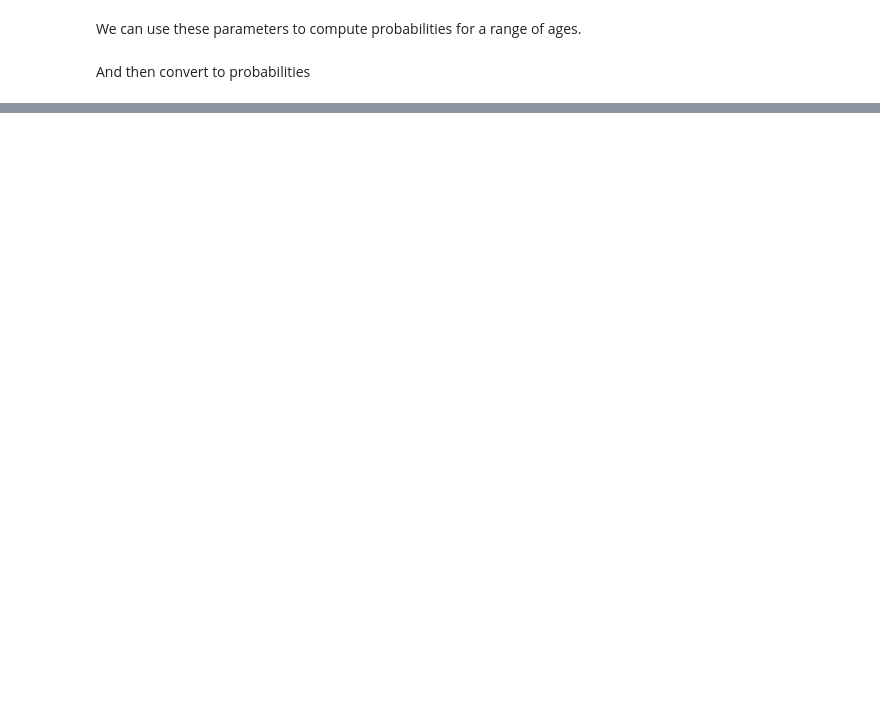
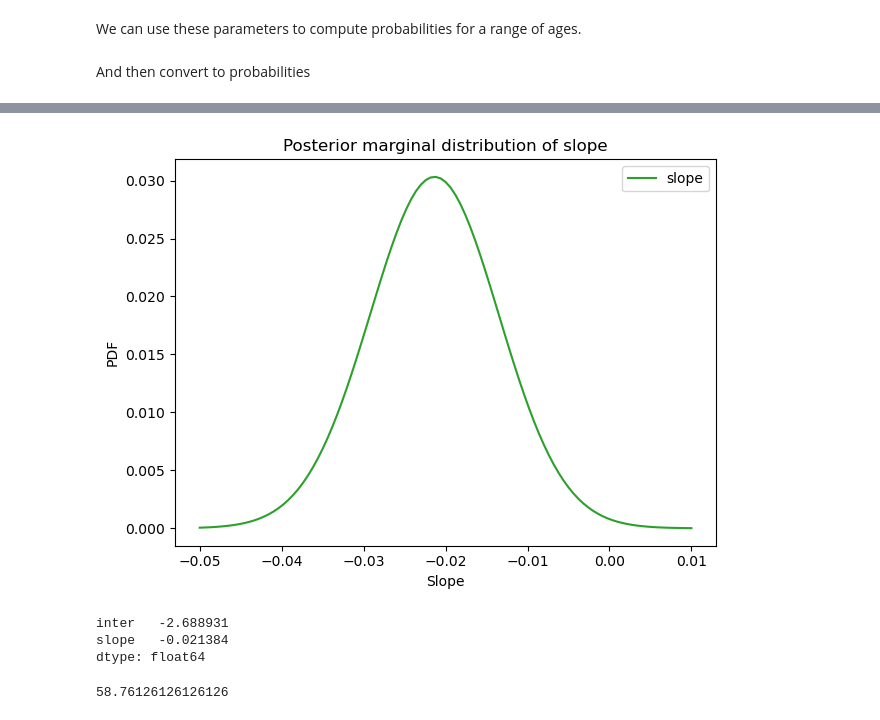
Before and after one commit to HYLODE/HyStakes, a Jupyter notebook: hystakes/vignettes/bayes-for-discharge-using-odds.ipynb, the cells around one changed output, grey strips where cells are left out. Drawn from its saved outputs; the diff is of its cells as text; code cells hidden in the pictures; blank space fills up the shorter version.

```diff
--- a/hystakes/vignettes/bayes-for-discharge-using-odds.ipynb
+++ b/hystakes/vignettes/bayes-for-discharge-using-odds.ipynb
@@ -295,0 +498,15 @@ plt.show()
+# %%
+marginal_slope.plot(label='slope', color='C2')
+
+decorate(xlabel='Slope',
+         ylabel='PDF',
+         title='Posterior marginal distribution of slope')
+# %% [output]
+[figure, added]
+# %%
+pd.Series([marginal_inter.mean(), marginal_slope.mean()],
+          index=['inter', 'slope'])
+# %% [output]
+inter   -2.688931
+slope   -0.021384
+dtype: float64
@@ -295,0 +515,4 @@ plt.show()
+# %%
+df.age.mean()
+# %% [output]
+58.76126126126126
```
Also changed, not shown: parts of 43 cells of this notebook.
